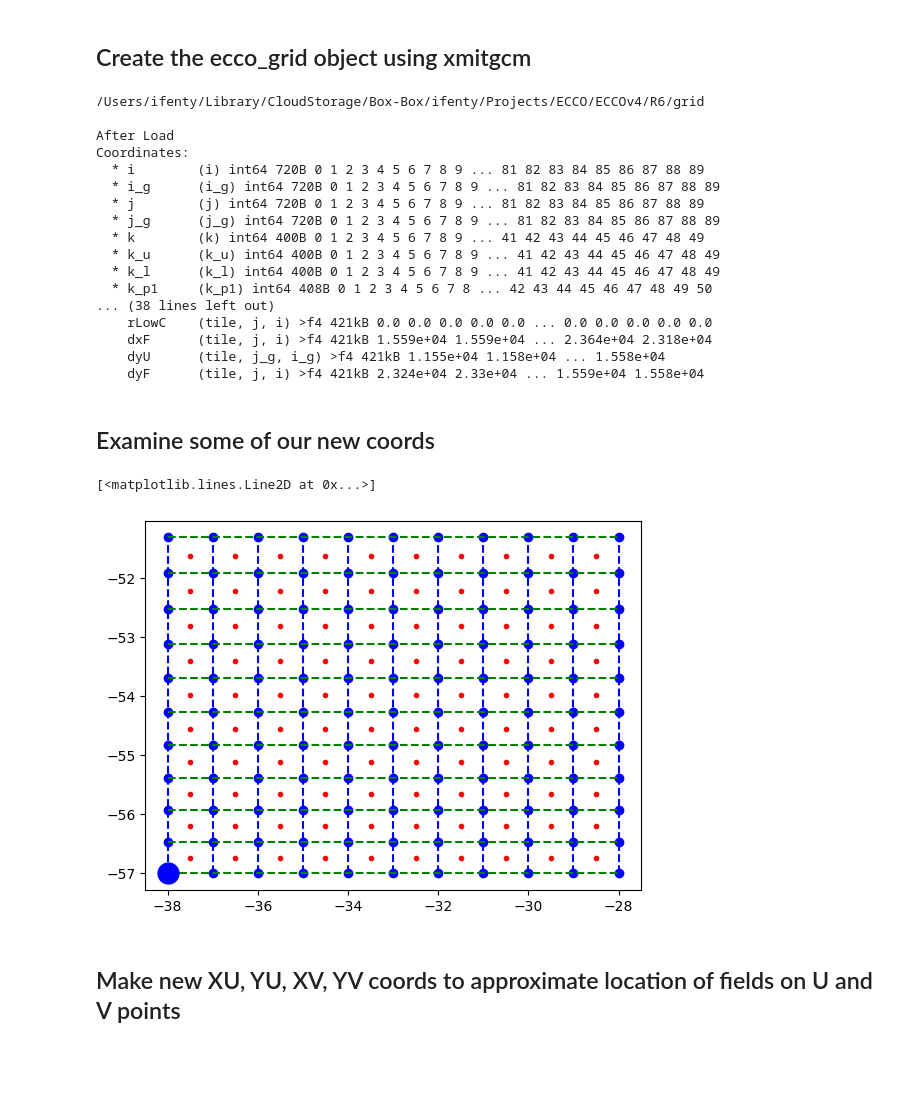
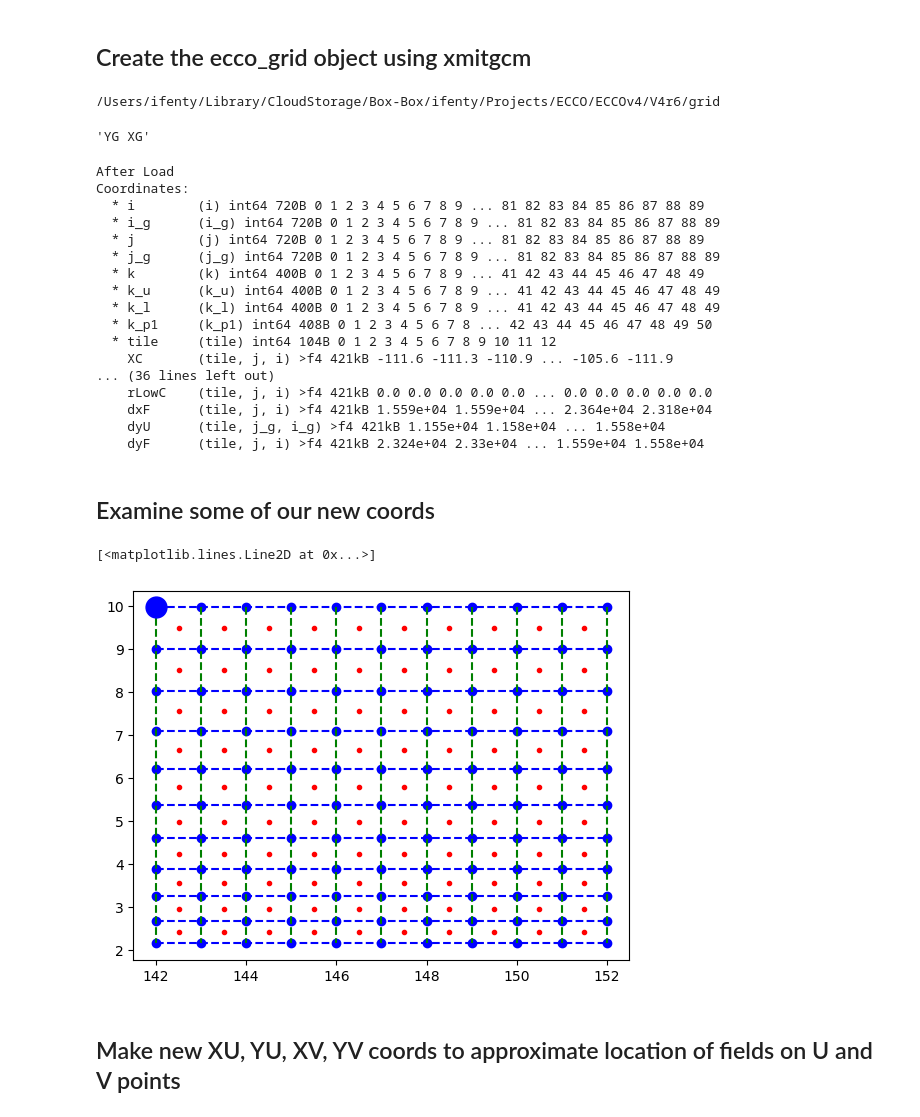
Before and after one commit to ECCO-GROUP/ECCO-Dataset-Production, a Jupyter notebook: utils/generate_GRID_GEOMETRY/gen_ECCO_V4r6_auxillary_native_grid_file_for_PODAAC.ipynb, the cells around one changed output. Drawn from its saved outputs; the diff is of its cells as text; code cells hidden in the pictures; blank space fills up the shorter version.

```diff
--- a/utils/generate_GRID_GEOMETRY/gen_ECCO_V4r6_auxillary_native_grid_file_for_PODAAC.ipynb
+++ b/utils/generate_GRID_GEOMETRY/gen_ECCO_V4r6_auxillary_native_grid_file_for_PODAAC.ipynb
@@ -112,7 +124,7 @@ netcdf fill values 9.969209968386869e+36
 ## Load the core tile files
 # %%
 # grid path
-ecco_grid_dir_mds = Path('/Users/ifenty/Library/CloudStorage/Box-Box/ifenty/Projects/ECCO/ECCOv4/R6/grid')
+ecco_grid_dir_mds = Path('/Users/ifenty/Library/CloudStorage/Box-Box/ifenty/Projects/ECCO/ECCOv4/V4r6/grid')
 
 mitgrid_files = list(ecco_grid_dir_mds.glob('tile*mitgrid'))
 mitgrid_tile = dict()
@@ -264,25 +276,31 @@ Data variables:
     Z_bnds   (k, nv) float64 800B 0.0 -10.0 -10.0 ... -5.678e+03 -6.134e+03
 # %% [markdown]
 ## Create the ecco_grid object using xmitgcm
+# %%
+# load ecco grid
+print(ecco_grid_dir_mds)
+ecco_grid =  ecco.load_ecco_vars_from_mds(str(ecco_grid_dir_mds),
+                                    str(ecco_grid_dir_mds),
+                                    '',
+                                    vars_to_load = 'all',
+                                    drop_unused_coords = False,
+                                    grid_vars_to_coords = False,
+                                    #coordinate_metadata = metadata['spatial_coordinate_metadata_for_native_datasets'],
+                                    #variable_metadata = metadata['geometry_metadata_for_native_datasets'],
+                                    #global_metadata = global_metadata_native,
+                                    #cell_bounds = XC_YC_Z_bnds,
+                                    less_output=True).load();
+
+
+# save a copy here
+ecco_grid_orig = ecco_grid.copy(deep=True)
+# %% [output]
+/Users/ifenty/Library/CloudStorage/Box-Box/ifenty/Projects/ECCO/ECCOv4/V4r6/grid
+# %%
+ecco_grid.coords['XG'].attrs['coordinate']
+# %% [output]
+'YG XG'
 # %%
-# load ecco grid
-print(ecco_grid_dir_mds)
-ecco_grid =  ecco.load_ecco_vars_from_mds(str(ecco_grid_dir_mds),
-                                    str(ecco_grid_dir_mds),
-                                    '',
-                                    vars_to_load = 'all',
-                                    drop_unused_coords = False,
-                                    grid_vars_to_coords = False,
-                                    #coordinate_metadata = metadata['spatial_coordinate_metadata_for_native_datasets'],
-                                    #variable_metadata = metadata['geometry_metadata_for_native_datasets'],
-                                    #global_metadata = global_metadata_native,
-                                    #cell_bounds = XC_YC_Z_bnds,
-                                    less_output=True).load();
-
-
-# save a copy here
-ecco_grid_orig = ecco_grid.copy(deep=True)
-
 # add some of our new coordinates
 ecco_grid = ecco_grid.assign_coords({"XC_bnds": (("tile","j","i","nb"), XC_bnds_DA.data)})
 ecco_grid = ecco_grid.assign_coords({"YC_bnds": (("tile","j","i","nb"), YC_bnds_DA.data)})
@@ -291,12 +309,13 @@ ecco_grid = ecco_grid.assign_coords({"Z_bnds": (("k","nv"), Z_bnds_DA.data)})
 ecco_grid = ecco_grid.assign_coords({"XGG": (("tile","j_gg","i_gg"), XGG_DA.data)})
 ecco_grid = ecco_grid.assign_coords({"YGG": (("tile","j_gg","i_gg"), YGG_DA.data)})
 
+ecco_grid['YGG'].attrs['coordinate'] = 'YGG XGG'
+ecco_grid['XGG'].attrs['coordinate'] = 'YGG XGG'
+
 print('\nAfter Load')
 print(ecco_grid.coords)
 print(ecco_grid.data_vars)
 # %% [output]
-/Users/ifenty/Library/CloudStorage/Box-Box/ifenty/Projects/ECCO/ECCOv4/R6/grid
-
 After Load
 Coordinates:
   * i        (i) int64 720B 0 1 2 3 4 5 6 7 8 9 ... 81 82 83 84 85 86 87 88 89
@@ -307,7 +326,9 @@ Coordinates:
   * k_u      (k_u) int64 400B 0 1 2 3 4 5 6 7 8 9 ... 41 42 43 44 45 46 47 48 49
   * k_l      (k_l) int64 400B 0 1 2 3 4 5 6 7 8 9 ... 41 42 43 44 45 46 47 48 49
   * k_p1     (k_p1) int64 408B 0 1 2 3 4 5 6 7 8 ... 42 43 44 45 46 47 48 49 50
-... (38 lines left out)
+  * tile     (tile) int64 104B 0 1 2 3 4 5 6 7 8 9 10 11 12
+    XC       (tile, j, i) >f4 421kB -111.6 -111.3 -110.9 ... -105.6 -111.9
+... (36 lines left out)
     rLowC    (tile, j, i) >f4 421kB 0.0 0.0 0.0 0.0 0.0 ... 0.0 0.0 0.0 0.0 0.0
     dxF      (tile, j, i) >f4 421kB 1.559e+04 1.559e+04 ... 2.364e+04 2.318e+04
     dyU      (tile, j_g, i_g) >f4 421kB 1.155e+04 1.158e+04 ... 1.558e+04
@@ -315,18 +336,18 @@ Coordinates:
 # %% [markdown]
 ## Examine some of our new coords
 # %%
-tile = 1
+tile = 8
 
 plt.plot(ecco_grid.XC[tile,:10, :10], ecco_grid.YC[tile,:10, :10], 'r.')
 plt.plot(ecco_grid.XGG[tile,:11, :11], ecco_grid.YGG[tile,:11, :11], 'bo')
 plt.plot(ecco_grid.XGG[tile,:11, :11], ecco_grid.YGG[tile,:11, :11], 'b--')
 plt.plot(ecco_grid.XGG[tile,:11, :11].T, ecco_grid.YGG[tile,:11, :11].T, 'g--')
 
 # the first index make big blue circle
 plt.plot(ecco_grid.XGG[tile,0,0], ecco_grid.YGG[tile,0, 0], 'bo',markersize=15)
 # %% [output]
 [<matplotlib.lines.Line2D at 0x...>]
-[figure, old version]
+[figure, new version]
 # %% [markdown]
 ## Make new XU, YU, XV, YV coords to approximate location of fields on U and V points
 # %%
```
Also changed, not shown: parts of 31 cells of this notebook.
